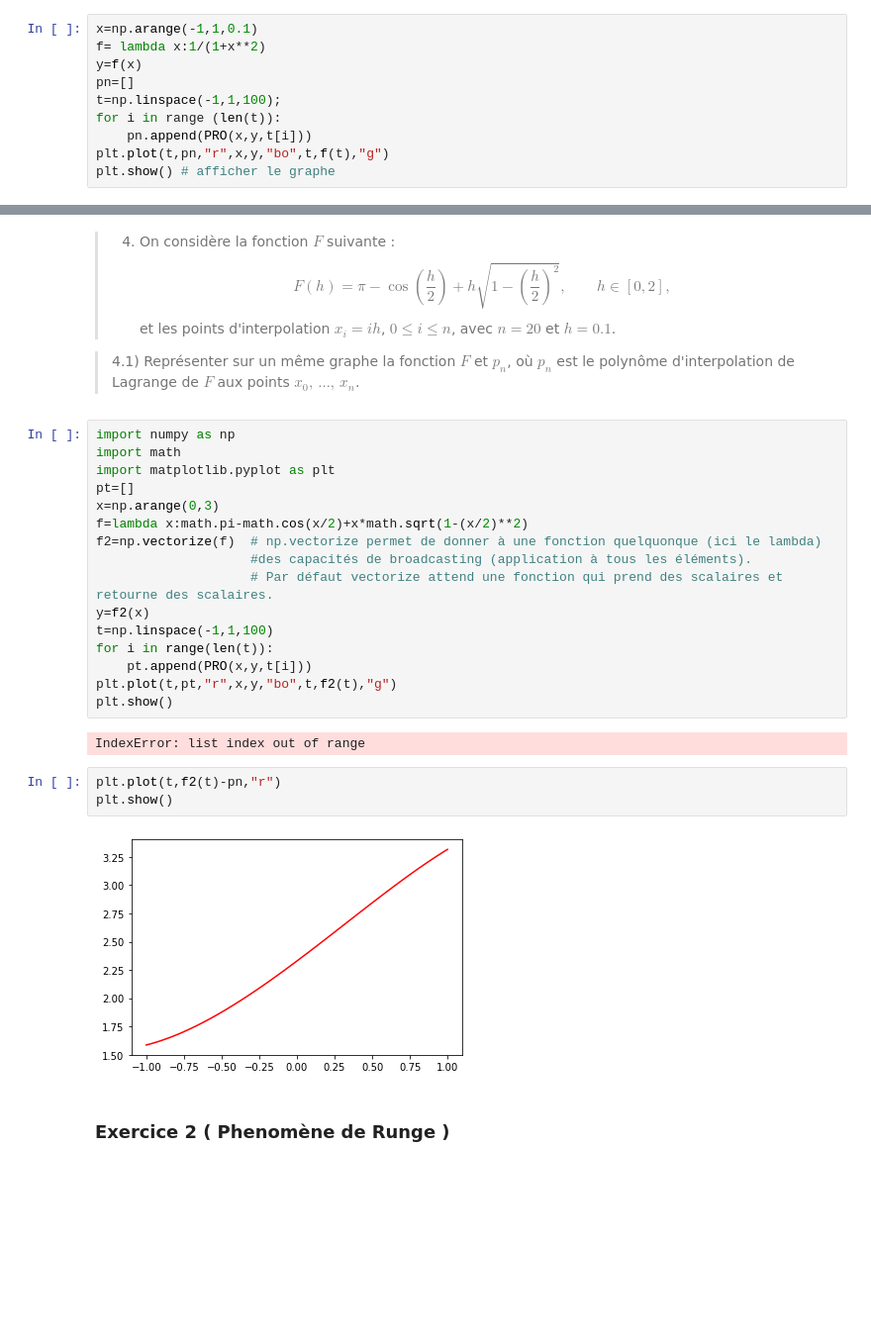
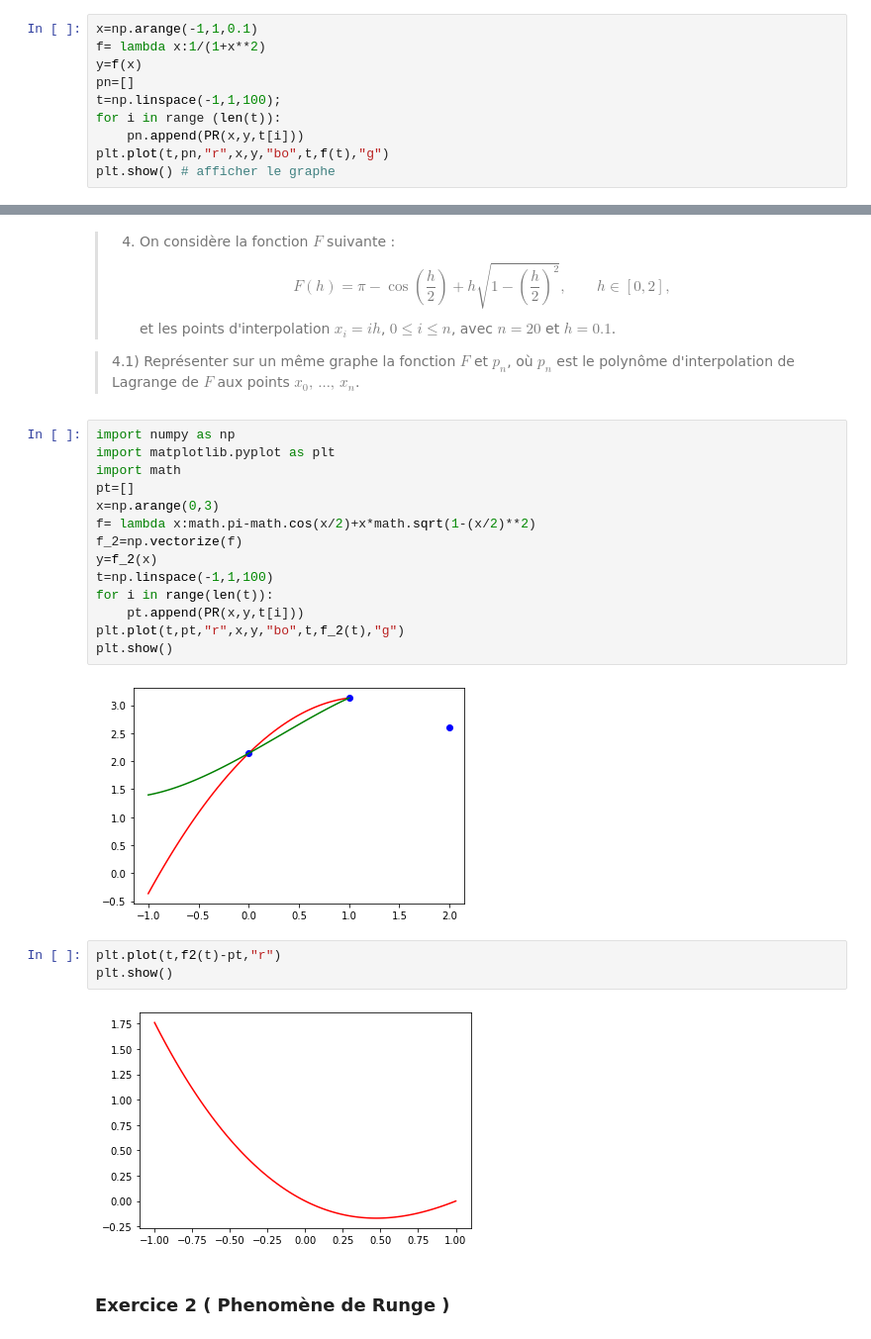
Before and after one commit to ghadaghanney/NUM_ANALYSIS, a Jupyter notebook: NUM_ANALYSIS.TP2.ipynb, the cells around one changed output, grey strips where cells are left out. Shown at 99% size. Drawn from its saved outputs; the diff is of its cells as text; blank space fills up the shorter version.

```diff
--- a/NUM_ANALYSIS.TP2.ipynb
+++ b/NUM_ANALYSIS.TP2.ipynb
@@ -77,7 +78,7 @@ y=f(x)
 pn=[]
 t=np.linspace(-1,1,100);
 for i in range (len(t)):
-    pn.append(PRO(x,y,t[i]))
+    pn.append(PR(x,y,t[i]))
 plt.plot(t,pn,"r",x,y,"bo",t,f(t),"g")
 plt.show() # afficher le graphe
 # %% [output]
@@ -91,27 +92,25 @@ $$et les points d'interpolation $x_i = ih$, $0\leq i\leq n$, avec $ n=20$ et $h=
 >4.1) Représenter sur un même graphe la fonction $F$ et $p_n$, où $p_n$ est le polynôme d'interpolation de Lagrange de $F$ aux points $x_0,\,\ldots,\,x_n$.
 # %%
 import numpy as np
+import matplotlib.pyplot as plt
 import math
-import matplotlib.pyplot as plt
 pt=[]
 x=np.arange(0,3)
-f=lambda x:math.pi-math.cos(x/2)+x*math.sqrt(1-(x/2)**2)
-f2=np.vectorize(f)  # np.vectorize permet de donner à une fonction quelquonque (ici le lambda)
-                    #des capacités de broadcasting (application à tous les éléments).
-                    # Par défaut vectorize attend une fonction qui prend des scalaires et retourne des scalaires.
-y=f2(x)
+f= lambda x:math.pi-math.cos(x/2)+x*math.sqrt(1-(x/2)**2)
+f_2=np.vectorize(f)
+y=f_2(x)
 t=np.linspace(-1,1,100)
 for i in range(len(t)):
-    pt.append(PRO(x,y,t[i]))
-plt.plot(t,pt,"r",x,y,"bo",t,f2(t),"g")
+    pt.append(PR(x,y,t[i]))
+plt.plot(t,pt,"r",x,y,"bo",t,f_2(t),"g")
 plt.show()
 # %% [output]
-IndexError: list index out of range
+[figure, added]
 # %%
-plt.plot(t,f2(t)-pn,"r")
+plt.plot(t,f2(t)-pt,"r")
 plt.show()
 # %% [output]
-[figure, old version]
+[figure, new version]
 # %% [markdown]
 ### Exercice 2 ( Phenomène de Runge )
 # %% [markdown]
```
Also changed, not shown: parts of 15 cells of this notebook.
